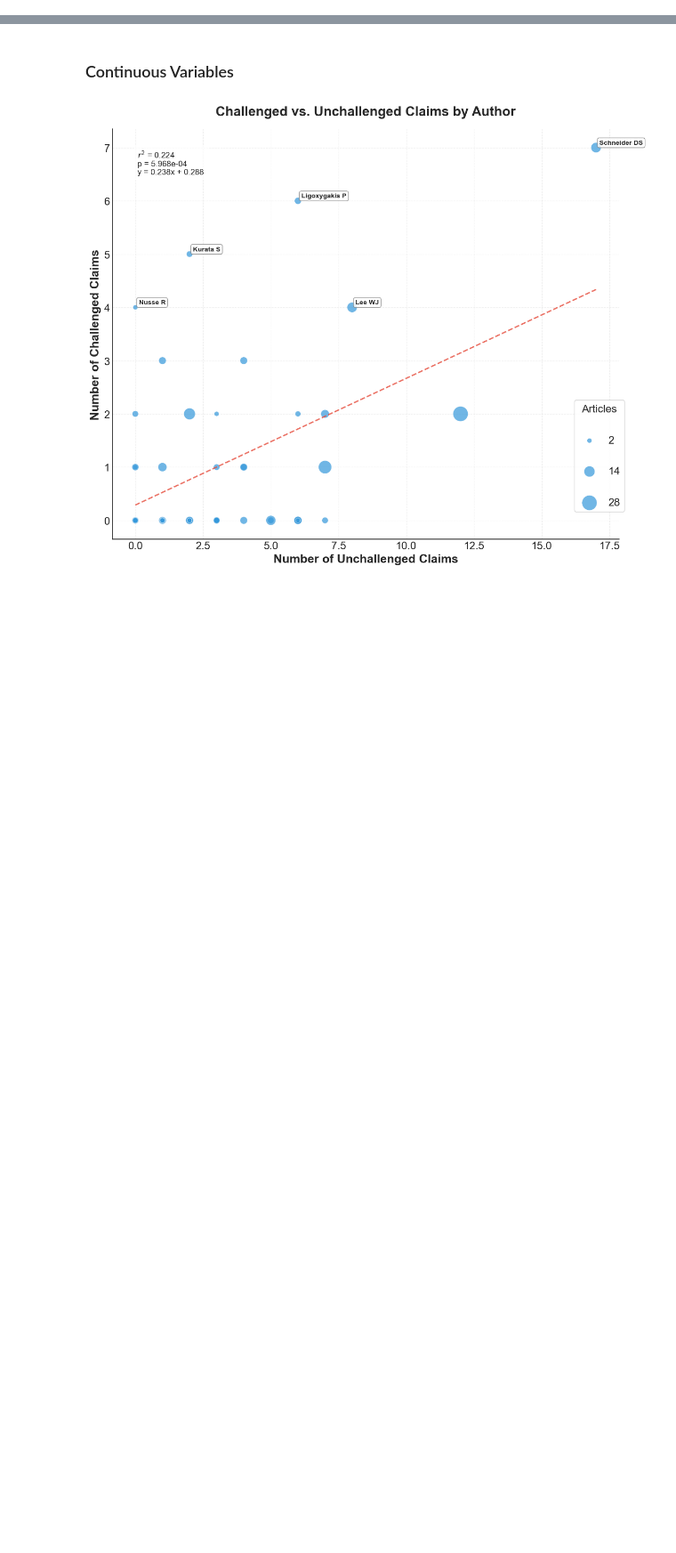
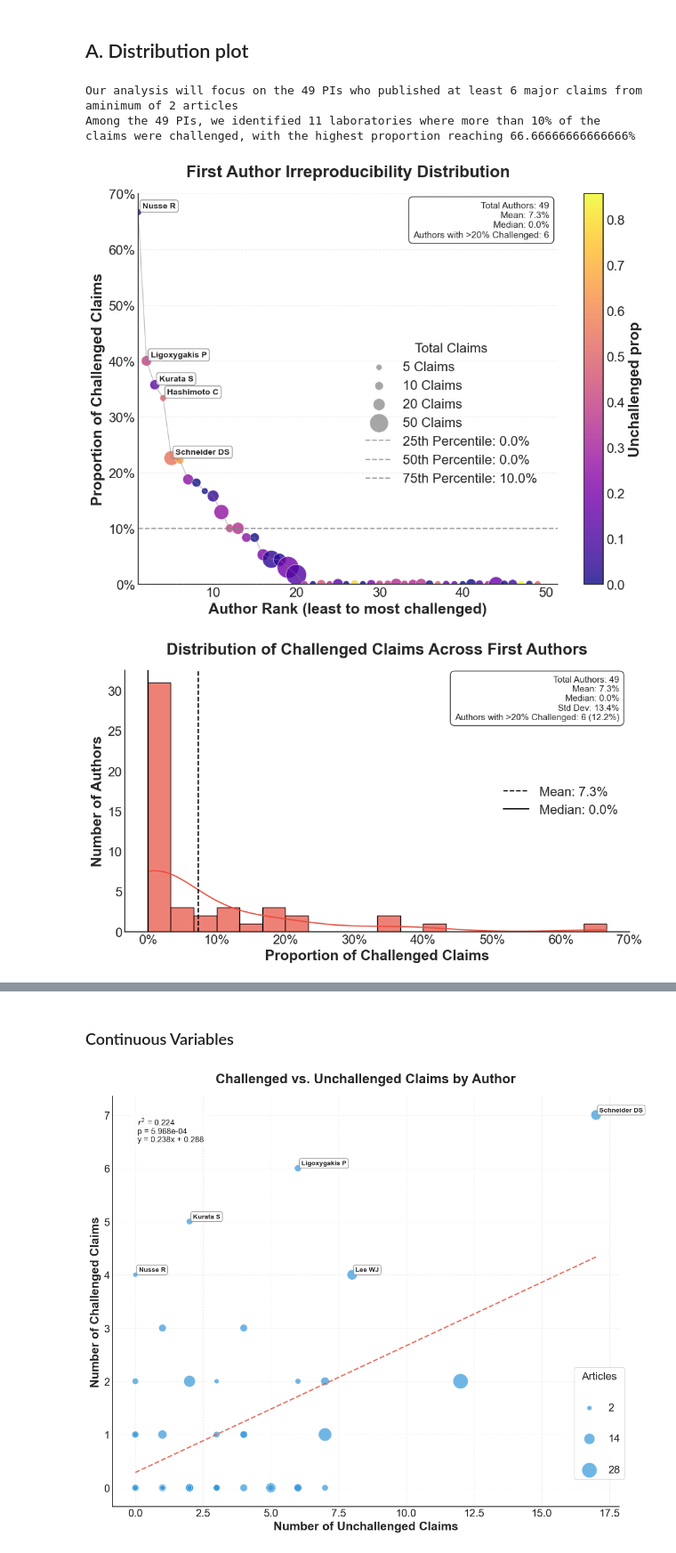
Before and after one commit to jcblemai/drosophila-reproducibility, a Jupyter notebook: analysis_authors_last.ipynb, the cells around one changed output, grey strips where cells are left out. Shown at 89% size. Cells and saved outputs as stored; diff of their text form; code cells hidden in the pictures; blank space fills up the shorter version.

```diff
--- a/analysis_authors_last.ipynb
+++ b/analysis_authors_last.ipynb
@@ -147,0 +91,34 @@ Index(['Female', 'Male'], dtype='object', name='Sex')
+# %% [markdown]
+## A. Distribution plot
+# %%
+to_plot = author_metrics.copy()
+min_articles = 2
+min_claims = 6
+to_plot = to_plot[to_plot['Articles'] >= min_articles]
+to_plot = to_plot[to_plot['Major claims'] >= min_claims]
+print(f"Our analysis will focus on the {len(to_plot)} PIs who published at least {min_claims} major claims from a"
+      f"minimum of {min_articles} articles")
+print(f"Among the {len(to_plot)} PIs, we identified {len(to_plot[to_plot['Challenged prop']>.1])} laboratories "
+      f"where more than 10% of the claims were challenged, with the highest proportion reaching"
+      f" {max(to_plot['Challenged prop']*100)}% ")
+
+
+fig, ax = plot_info.plot_author_irreproducibility_focused(
+    df=to_plot,
+    title="First Author Irreproducibility Distribution",
+    color_by='Unchallenged prop',
+    cmap='plasma',  # Choose colormap that doesn't have white at minimum
+    most_challenged_on_right=True
+)
+plt.savefig('figures/fig5A-V1.png', dpi=300, bbox_inches='tight')
+fig1, ax1 = plot_info.plot_challenged_histogram(to_plot)
+plt.savefig('figures/fig5A-V2.png', dpi=300, bbox_inches='tight')
+
+# Create Lorenz curve visualization
+fig2, ax2 = plot_info.plot_lorenz_curve(to_plot)
+plt.savefig('figures/fig5A-V3.png', dpi=300, bbox_inches='tight')
+# %% [output]
+Our analysis will focus on the 49 PIs who published at least 6 major claims from aminimum of 2 articles
+Among the 49 PIs, we identified 11 laboratories where more than 10% of the claims were challenged, with the highest proportion reaching 66.66666666666666%
+[figure, added]
+[figure, added]
```
Also changed, not shown: parts of 18 cells of this notebook, 3 other files.
